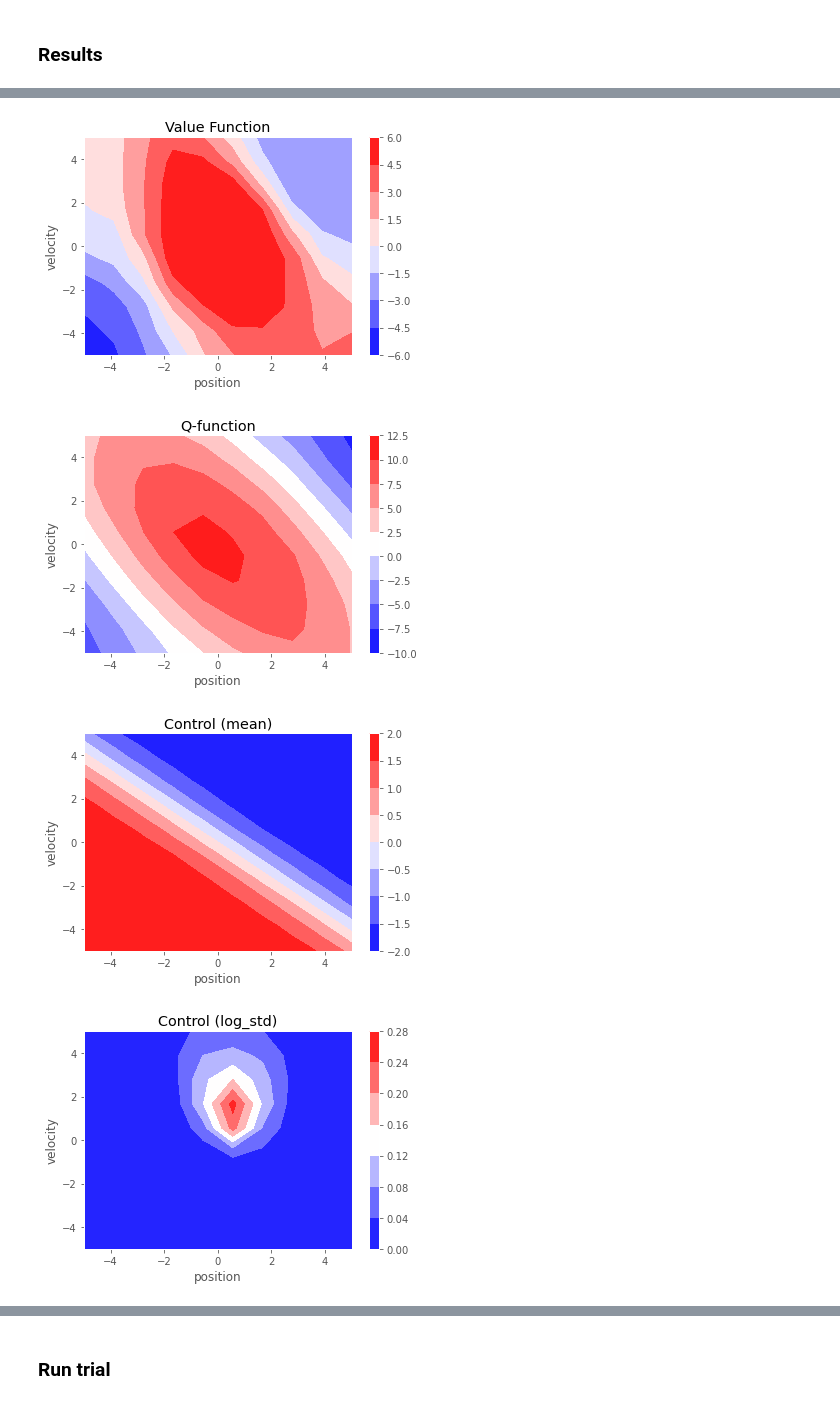
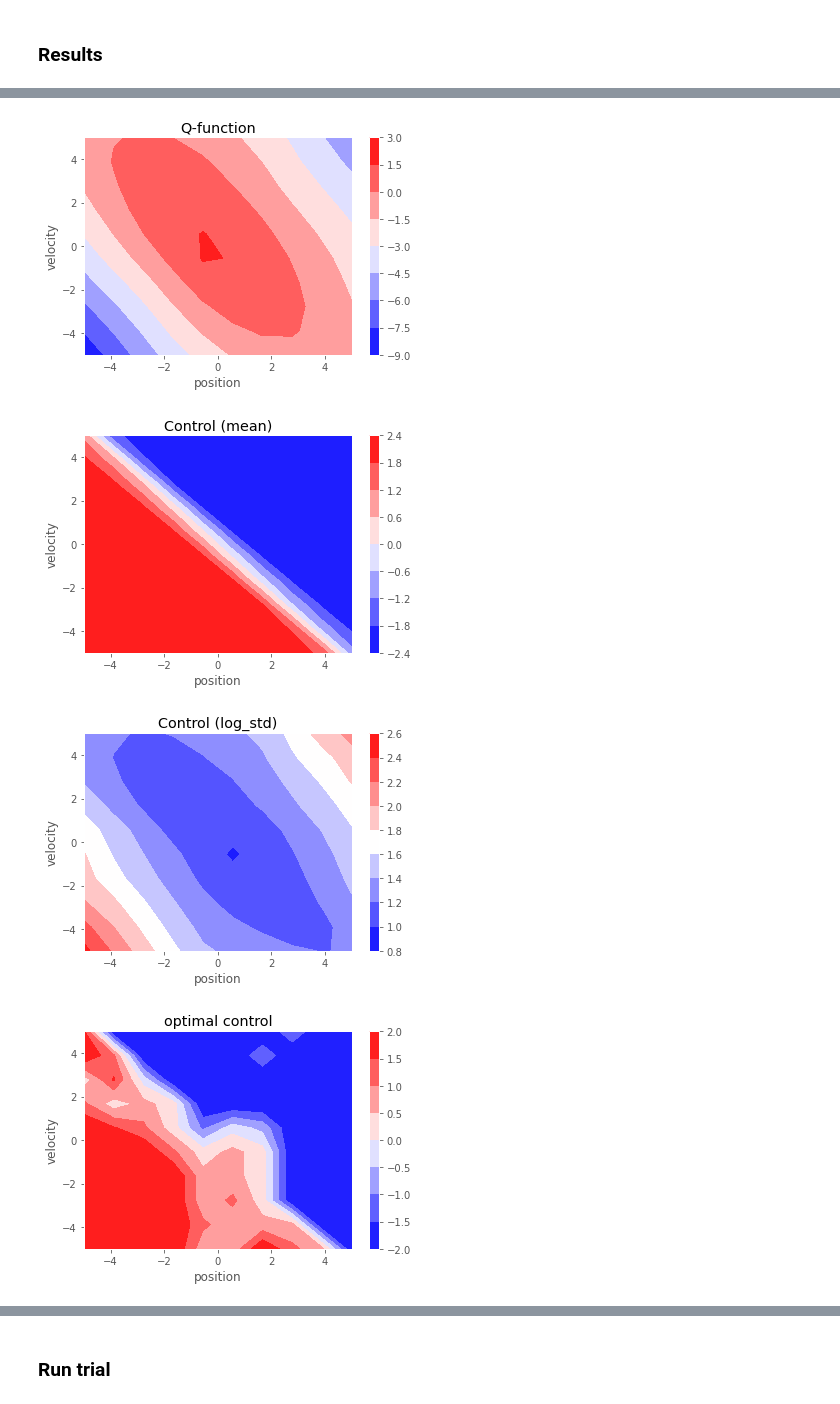
Before and after one commit to JopNiessen/DualControl, a Jupyter notebook: SAC_VI_v2.ipynb, the cells around one changed output, grey strips where cells are left out. Drawn from its saved outputs; the diff is of its cells as text; code cells hidden in the pictures.

```diff
--- a/SAC_VI_v2.ipynb
+++ b/SAC_VI_v2.ipynb
@@ -24,7 +23,7 @@ from src.utilities.Tracker import Tracker
 # %%
 def cost_to_normalized_reward(x):
     x = x/4.1
-    return 1 - min(x, 1)*2
+    return 0 - min(x, 1)*1
 
 def generate_data(system, N, key):
     it = 0
@@ -57,8 +56,7 @@ WARNING:jax._src.lib.xla_bridge:No GPU/TPU found, falling back to CPU. (Set TF_C
 seed = 1
 
 batch_size = 100
-n_iter = 1000
-lr_v = 1e-1
+n_iter = 400
 lr_q = 1e-1
 lr_pi = 1e0
 key = jrandom.PRNGKey(1)
@@ -67,19 +65,22 @@ size = len(buffer)
 
 memory = {'param':np.zeros((n_iter, 2))}
 
-SVF = SoftValueFunction(2, key, eta=lr_v)
 SQF = SoftQFunction(3, key, eta=lr_q)
-PI = SoftPolicyFunction(2, key, eta=lr_pi)
+PI = SoftPolicyFunction(2, key, eta=lr_pi, alpha=.2)
+
 for it in range(n_iter):
-    key, key1, key2, key3, key4 = jrandom.split(key, 5)
-    indexes = jrandom.randint(key1, shape=(batch_size,), minval=0, maxval=size)
+    keys = jrandom.split(key, 4)
+    key = keys[0]
+    indexes = jrandom.randint(keys[1], shape=(batch_size,), minval=0, maxval=size)
+
     state = buffer[indexes,:2]
     full_state = buffer[indexes,:3]
     reward = buffer[indexes,3:4]
     next_state = buffer[indexes, -2:]
-    SVF.update(state, SQF.predict, PI, key4)
-    SQF.update(full_state, reward, next_state, PI, key2)
-    PI.update(state, SQF.predict, key3)
+
+    loss_q = SQF.update(full_state, reward, next_state, PI, keys[2])
+    loss_pi = PI.update(state, SQF.predict, keys[3])
+    print(f'loss_q={loss_q:.3f} \t loss_pi={loss_pi:.3f}')
 
     # Tracking
     memory['param'][it] = PI.model.mu_layer.weight[0]
@@ -112,7 +131,6 @@ x = np.linspace(-5,5,n)
 y = np.linspace(-5,5,n)
 u_space = np.linspace(-2, 2, n)
 xv, yv = np.meshgrid(x,y)
-zv = np.zeros((n, n))
 zq = np.zeros((n, n))
 zu = np.zeros((n, n))
 zstd = np.zeros((n, n))
@@ -124,20 +142,11 @@ for i in range(n):
         for k in range(n):
             u = u_space[k]
             Q[i, j, k] = SQF.predict(state, u)
-        v_val = SVF.predict(state)
         q_val = SQF.predict(state, 0)
         u_val, u_log_std = PI.model.predict(state, squash=True)
         zstd[i,j] = u_log_std
         zu[i,j] = u_val
-        zv[i,j] = v_val
         zq[i,j] = q_val
-
-plt.contourf(xv, yv, zv, cmap=cm.bwr)
-plt.xlabel('position')
-plt.ylabel('velocity')
-plt.colorbar()
-plt.title('Value Function')
-plt.show()
 
 plt.contourf(xv, yv, zq, cmap=cm.bwr)
 plt.xlabel('position')
@@ -146,34 +155,34 @@ plt.colorbar()
 plt.title('Q-function')
 plt.show()
 
 plt.contourf(xv, yv, zu, cmap=cm.bwr)
 plt.xlabel('position')
 plt.ylabel('velocity')
 plt.colorbar()
 plt.title('Control (mean)')
 plt.show()
 
 plt.contourf(xv, yv, zstd, cmap=cm.bwr)
 plt.xlabel('position')
 plt.ylabel('velocity')
 plt.colorbar()
 plt.title('Control (log_std)')
 plt.show()
 
 Q_idx = np.argmax(Q, axis=2)
 Qu = np.zeros_like(Q_idx, dtype=np.float32)
 for i, row in enumerate(Q_idx):
     for j, item in enumerate(row):
         Qu[i,j] = u_space[item]
 
 plt.contourf(xv, yv, Qu, cmap=cm.bwr)
 plt.xlabel('position')
 plt.ylabel('velocity')
 plt.colorbar()
 plt.title('optimal control')
 plt.show()
 # %% [output]
-[figure, old version]
+[figure, new version]
-[figure, old version]
+[figure, new version]
-[figure, old version]
+[figure, new version]
-[figure, old version]
+[figure, new version]
```
Also changed, not shown: parts of 10 cells of this notebook, 4 other files.
